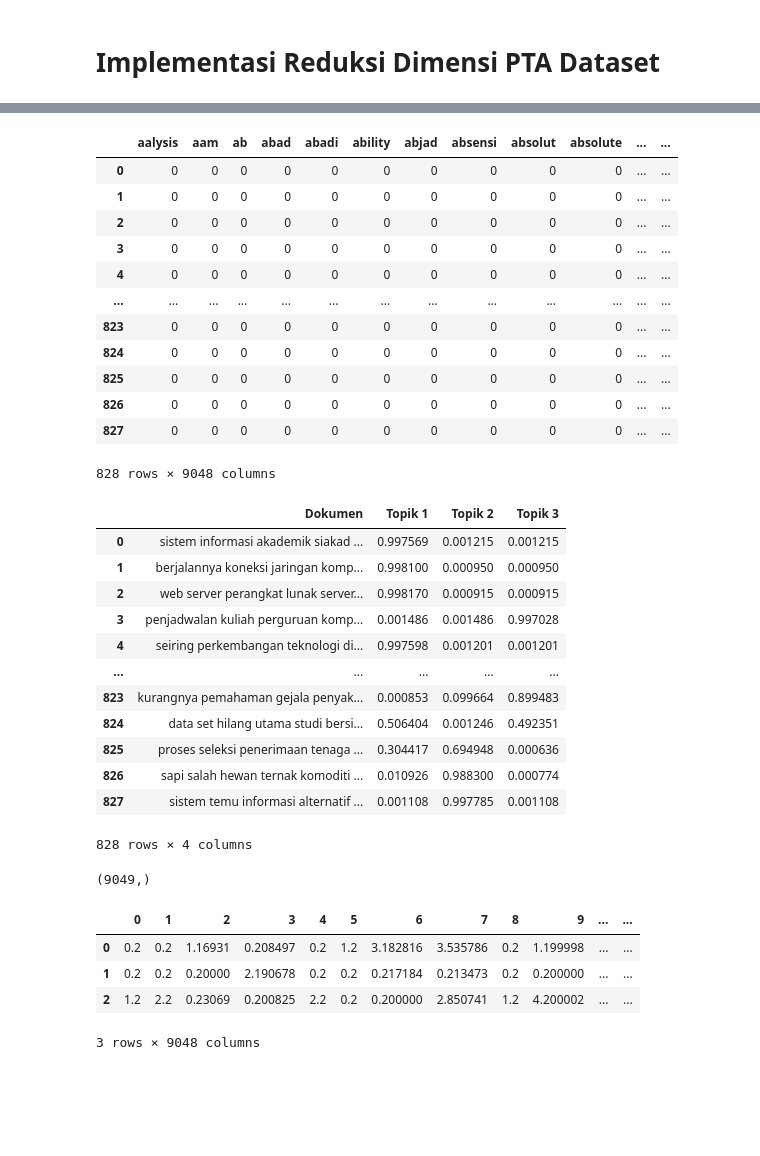
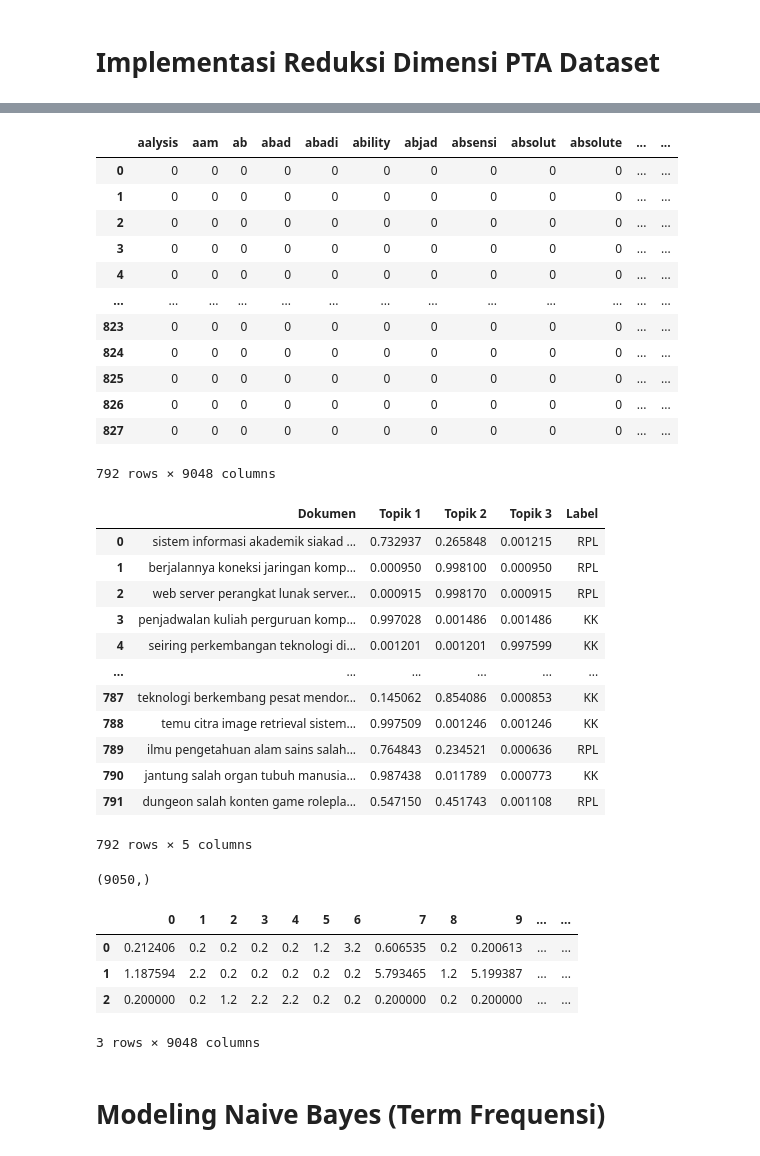
Before and after one commit to arosyihuddin/ppw, a Jupyter notebook: _sources/Reduksi Dimensi Feature.ipynb, the cells around one changed output, grey strips where cells are left out. Drawn from its saved outputs; the diff is of its cells as text; code cells hidden in the pictures; blank space fills up the shorter version.

```diff
--- a/_sources/Reduksi Dimensi Feature.ipynb
+++ b/_sources/Reduksi Dimensi Feature.ipynb
@@ -23,5 +40,7 @@ df
+# %%
+df = df.dropna()
 # %%
-X = df.drop('Dokumen', axis=1)
+X = df.drop(['Dokumen', 'Label'], axis=1)
 X
 # %% [output]
 |  | aalysis | aam | ab | abad | abadi | ability | abjad | absensi | absolut | absolute | ... | ... |
@@ -36,7 +55,7 @@ X
 | 825 | 0 | 0 | 0 | 0 | 0 | 0 | 0 | 0 | 0 | 0 | ... | ... |
 | 826 | 0 | 0 | 0 | 0 | 0 | 0 | 0 | 0 | 0 | 0 | ... | ... |
 | 827 | 0 | 0 | 0 | 0 | 0 | 0 | 0 | 0 | 0 | 0 | ... | ... |
-828 rows × 9048 columns
+792 rows × 9048 columns
 # %%
 k = 3
 alpha = 0.1
@@ -47,33 +66,36 @@ proporsi_topik_dokumen = lda.fit_transform(X)
 # %%
 dokumen = df['Dokumen']
 output_proporsi_TD = pd.DataFrame(proporsi_topik_dokumen, columns=['Topik 1', 'Topik 2', 'Topik 3'])
 output_proporsi_TD.insert(0,'Dokumen', dokumen)
+output_proporsi_TD.insert(len(output_proporsi_TD.columns),'Label', df['Label'])
 output_proporsi_TD
 # %% [output]
-|  | Dokumen | Topik 1 | Topik 2 | Topik 3 |
-| 0 | sistem informasi akademik siakad ... | 0.997569 | 0.001215 | 0.001215 |
-| 1 | berjalannya koneksi jaringan komp... | 0.998100 | 0.000950 | 0.000950 |
-| 2 | web server perangkat lunak server... | 0.998170 | 0.000915 | 0.000915 |
-| 3 | penjadwalan kuliah perguruan komp... | 0.001486 | 0.001486 | 0.997028 |
-| 4 | seiring perkembangan teknologi di... | 0.997598 | 0.001201 | 0.001201 |
-| ... | ... | ... | ... | ... |
-| 823 | kurangnya pemahaman gejala penyak... | 0.000853 | 0.099664 | 0.899483 |
-| 824 | data set hilang utama studi bersi... | 0.506404 | 0.001246 | 0.492351 |
-| 825 | proses seleksi penerimaan tenaga ... | 0.304417 | 0.694948 | 0.000636 |
-| 826 | sapi salah hewan ternak komoditi ... | 0.010926 | 0.988300 | 0.000774 |
-| 827 | sistem temu informasi alternatif ... | 0.001108 | 0.997785 | 0.001108 |
+|  | Dokumen | Topik 1 | Topik 2 | Topik 3 | Label |
+| 0 | sistem informasi akademik siakad ... | 0.732937 | 0.265848 | 0.001215 | RPL |
+| 1 | berjalannya koneksi jaringan komp... | 0.000950 | 0.998100 | 0.000950 | RPL |
+| 2 | web server perangkat lunak server... | 0.000915 | 0.998170 | 0.000915 | RPL |
+| 3 | penjadwalan kuliah perguruan komp... | 0.997028 | 0.001486 | 0.001486 | KK |
+| 4 | seiring perkembangan teknologi di... | 0.001201 | 0.001201 | 0.997599 | KK |
+| ... | ... | ... | ... | ... | ... |
+| 787 | teknologi berkembang pesat mendor... | 0.145062 | 0.854086 | 0.000853 | KK |
+| 788 | temu citra image retrieval sistem... | 0.997509 | 0.001246 | 0.001246 | KK |
+| 789 | ilmu pengetahuan alam sains salah... | 0.764843 | 0.234521 | 0.000636 | RPL |
+| 790 | jantung salah organ tubuh manusia... | 0.987438 | 0.011789 | 0.000773 | KK |
+| 791 | dungeon salah konten game rolepla... | 0.547150 | 0.451743 | 0.001108 | RPL |
-828 rows × 4 columns
+792 rows × 5 columns
 # %%
 df.columns.shape
 # %% [output]
-(9049,)
+(9050,)
 # %%
 # Output distribusi kata pada topik
 distribusi_kata_topik = pd.DataFrame(lda.components_)
 distribusi_kata_topik
 # %% [output]
 |  | 0 | 1 | 2 | 3 | 4 | 5 | 6 | 7 | 8 | 9 | ... | ... |
-| 0 | 0.2 | 0.2 | 1.16931 | 0.208497 | 0.2 | 1.2 | 3.182816 | 3.535786 | 0.2 | 1.199998 | ... | ... |
-| 1 | 0.2 | 0.2 | 0.20000 | 2.190678 | 0.2 | 0.2 | 0.217184 | 0.213473 | 0.2 | 0.200000 | ... | ... |
-| 2 | 1.2 | 2.2 | 0.23069 | 0.200825 | 2.2 | 0.2 | 0.200000 | 2.850741 | 1.2 | 4.200002 | ... | ... |
+| 0 | 0.212406 | 0.2 | 0.2 | 0.2 | 0.2 | 1.2 | 3.2 | 0.606535 | 0.2 | 0.200613 | ... | ... |
+| 1 | 1.187594 | 2.2 | 0.2 | 0.2 | 0.2 | 0.2 | 0.2 | 5.793465 | 1.2 | 5.199387 | ... | ... |
+| 2 | 0.200000 | 0.2 | 1.2 | 2.2 | 2.2 | 0.2 | 0.2 | 0.200000 | 0.2 | 0.200000 | ... | ... |
 3 rows × 9048 columns
+# %% [markdown]
+# Modeling Naive Bayes (Term Frequensi)
```
Also changed, not shown: parts of 4 cells of this notebook, 10 other files.
